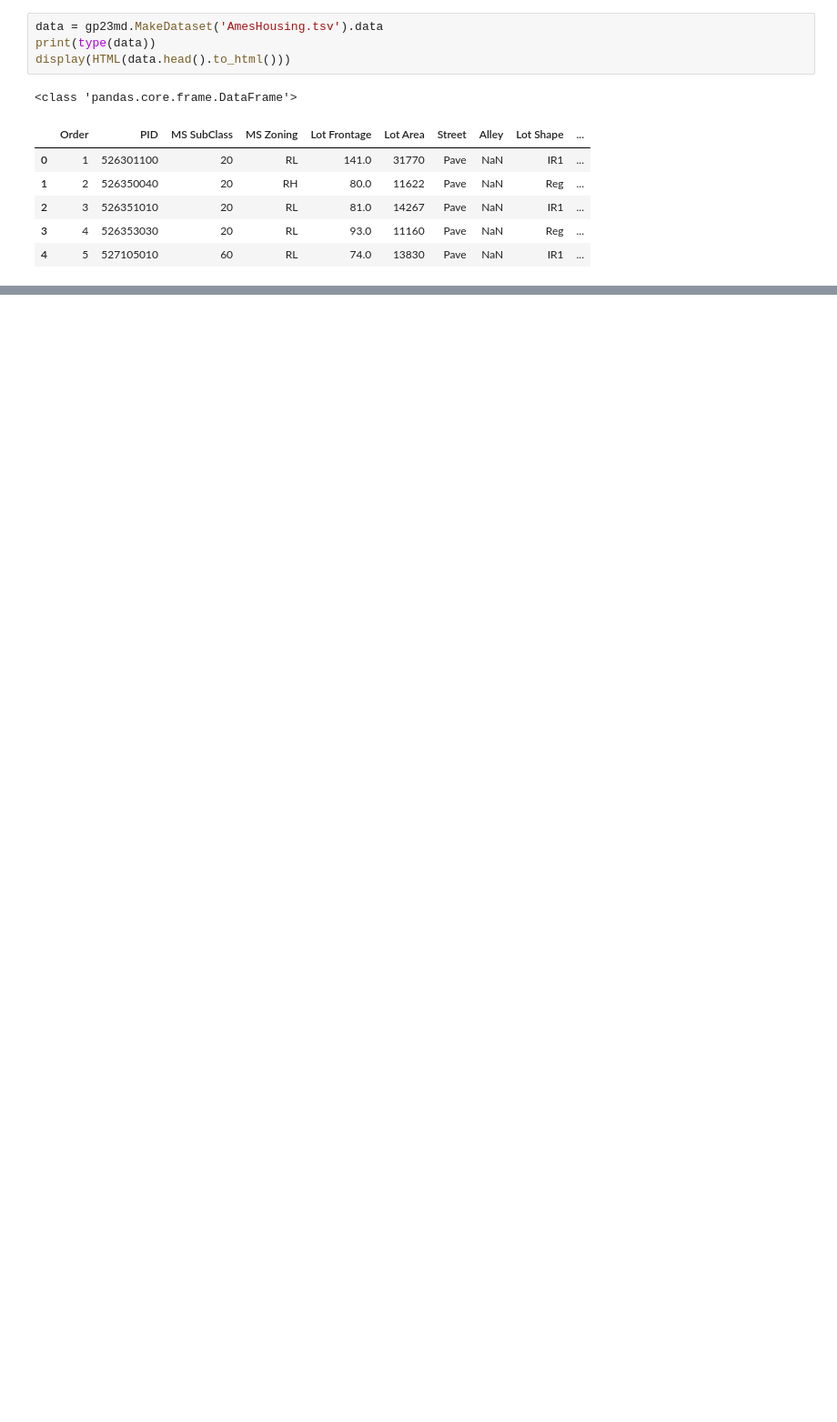
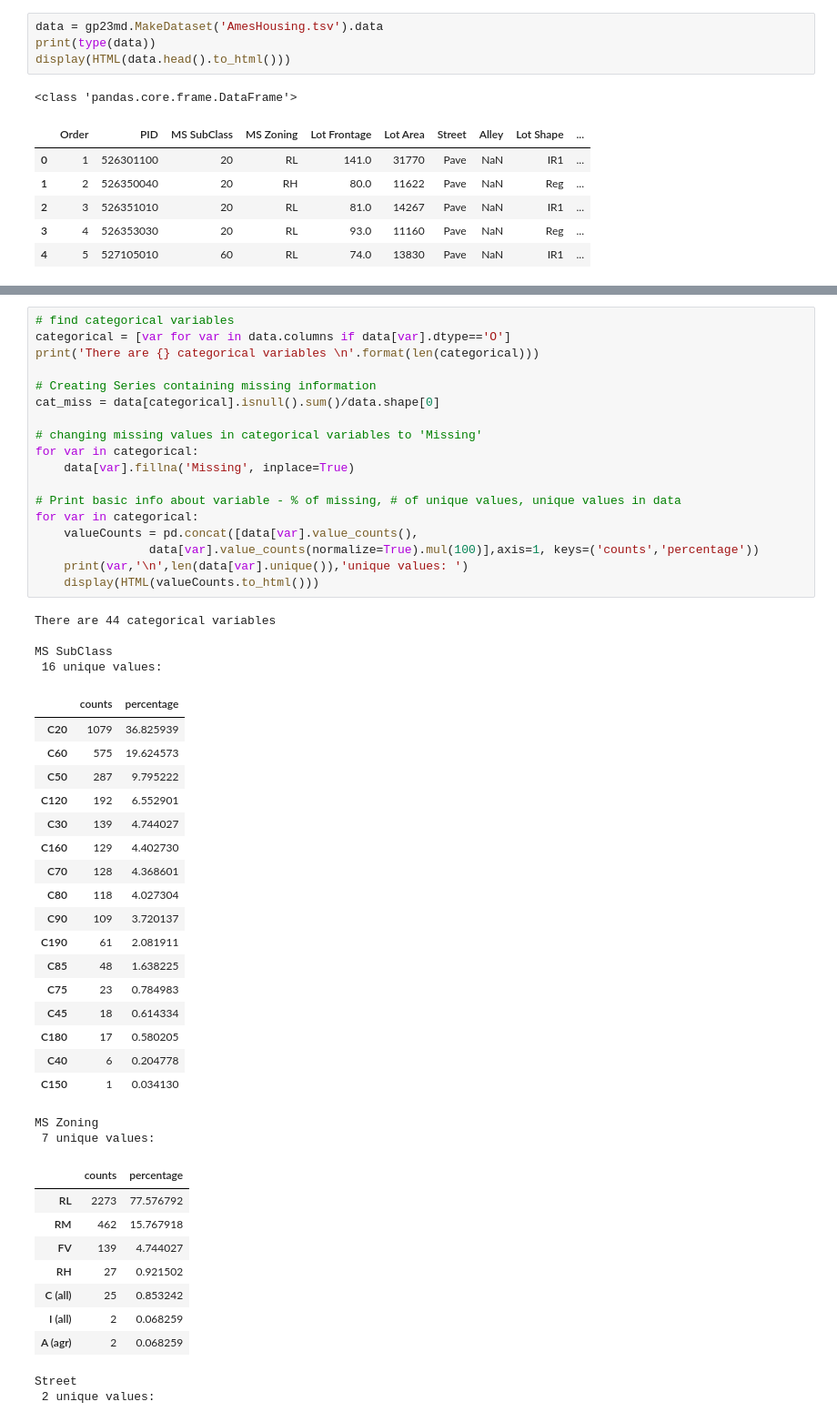
Before and after one commit to TGusciora/Python, a Jupyter notebook: GP23_PredictingHouseSalePrices/notebooks/001.GP23_tg_EDA.ipynb, the cells around one changed output, grey strips where cells are left out. Shown: that part at 91% size. Cells and saved outputs as stored; diff of their text form; blank space fills up the shorter version.

```diff
--- a/GP23_PredictingHouseSalePrices/notebooks/001.GP23_tg_EDA.ipynb
+++ b/GP23_PredictingHouseSalePrices/notebooks/001.GP23_tg_EDA.ipynb
@@ -43,0 +223,52 @@ display(HTML(data.head().to_html()))
+# %%
+# find categorical variables
+categorical = [var for var in data.columns if data[var].dtype=='O']
+print('There are {} categorical variables \n'.format(len(categorical)))
+
+# Creating Series containing missing information
+cat_miss = data[categorical].isnull().sum()/data.shape[0]
+
+# changing missing values in categorical variables to 'Missing'
+for var in categorical:
+    data[var].fillna('Missing', inplace=True)
+
+# Print basic info about variable - % of missing, # of unique values, unique values in data
+for var in categorical:
+    valueCounts = pd.concat([data[var].value_counts(),
+                data[var].value_counts(normalize=True).mul(100)],axis=1, keys=('counts','percentage'))
+    print(var,'\n',len(data[var].unique()),'unique values: ')
+    display(HTML(valueCounts.to_html()))
+# %% [output]
+There are 44 categorical variables
+
+MS SubClass
+ 16 unique values:
+|  | counts | percentage |
+| C20 | 1079 | 36.825939 |
+| C60 | 575 | 19.624573 |
+| C50 | 287 | 9.795222 |
+| C120 | 192 | 6.552901 |
+| C30 | 139 | 4.744027 |
+| C160 | 129 | 4.402730 |
+| C70 | 128 | 4.368601 |
+| C80 | 118 | 4.027304 |
+| C90 | 109 | 3.720137 |
+| C190 | 61 | 2.081911 |
+| C85 | 48 | 1.638225 |
+| C75 | 23 | 0.784983 |
+| C45 | 18 | 0.614334 |
+| C180 | 17 | 0.580205 |
+| C40 | 6 | 0.204778 |
+| C150 | 1 | 0.034130 |
+MS Zoning
+ 7 unique values:
+|  | counts | percentage |
+| RL | 2273 | 77.576792 |
+| RM | 462 | 15.767918 |
+| FV | 139 | 4.744027 |
+| RH | 27 | 0.921502 |
+| C (all) | 25 | 0.853242 |
+| I (all) | 2 | 0.068259 |
+| A (agr) | 2 | 0.068259 |
+Street
+ 2 unique values:
```
Also changed, not shown: parts of 23 cells of this notebook, 1 other file.
